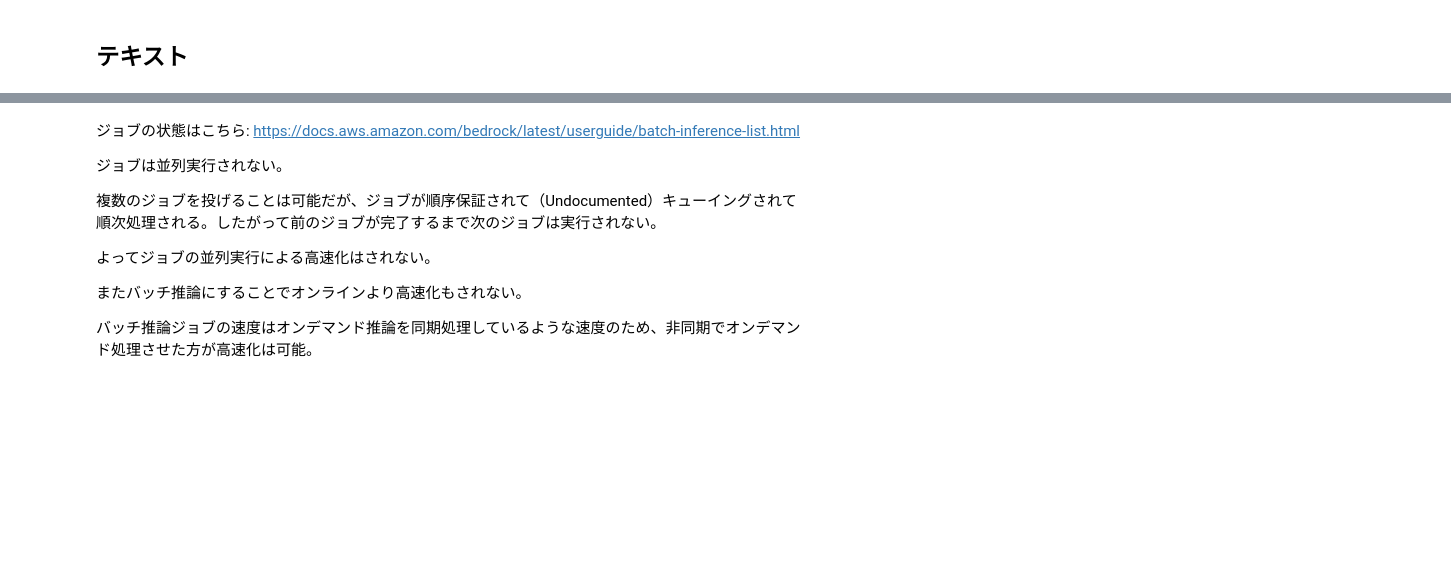
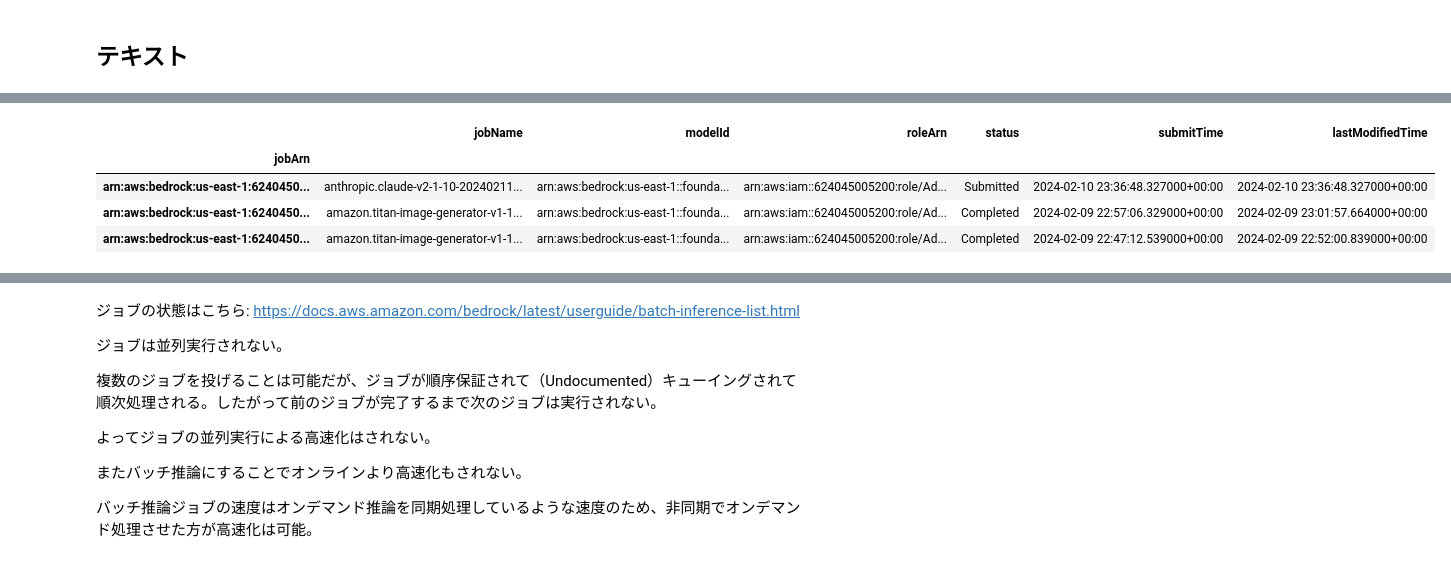
Before and after one commit to iizus/amazon-sagemaker-examples, a Jupyter notebook: bedrock/batch_inference/batch_inference.ipynb, the cells around one changed output, grey strips where cells are left out. Drawn from its saved outputs; the diff is of its cells as text; code cells hidden in the pictures; blank space fills up the shorter version.

```diff
--- a/bedrock/batch_inference/batch_inference.ipynb
+++ b/bedrock/batch_inference/batch_inference.ipynb
@@ -300,2 +322,8 @@ _bedrock.group_jobs_by_status()
 # %%
-_bedrock.get_dataframe_of_jobs(max_results=3)
+bedrock.get_dataframe_of_jobs(max_results=3)
+# %% [output]
+|  | jobName | modelId | roleArn | status | submitTime | lastModifiedTime |
+| jobArn |  |  |  |  |  |  |
+| arn:aws:bedrock:us-east-1:6240450... | anthropic.claude-v2-1-10-20240211... | arn:aws:bedrock:us-east-1::founda... | arn:aws:iam::624045005200:role/Ad... | Submitted | 2024-02-10 23:36:48.327000+00:00 | 2024-02-10 23:36:48.327000+00:00 |
+| arn:aws:bedrock:us-east-1:6240450... | amazon.titan-image-generator-v1-1... | arn:aws:bedrock:us-east-1::founda... | arn:aws:iam::624045005200:role/Ad... | Completed | 2024-02-09 22:57:06.329000+00:00 | 2024-02-09 23:01:57.664000+00:00 |
+| arn:aws:bedrock:us-east-1:6240450... | amazon.titan-image-generator-v1-1... | arn:aws:bedrock:us-east-1::founda... | arn:aws:iam::624045005200:role/Ad... | Completed | 2024-02-09 22:47:12.539000+00:00 | 2024-02-09 22:52:00.839000+00:00 |
```
Also changed, not shown: parts of 11 cells of this notebook.
